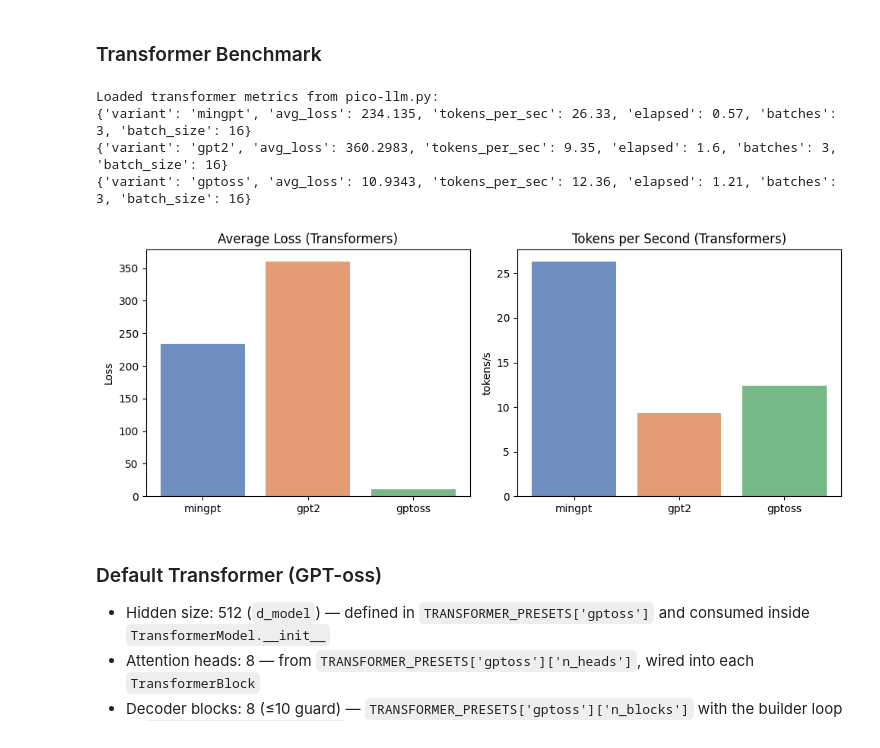
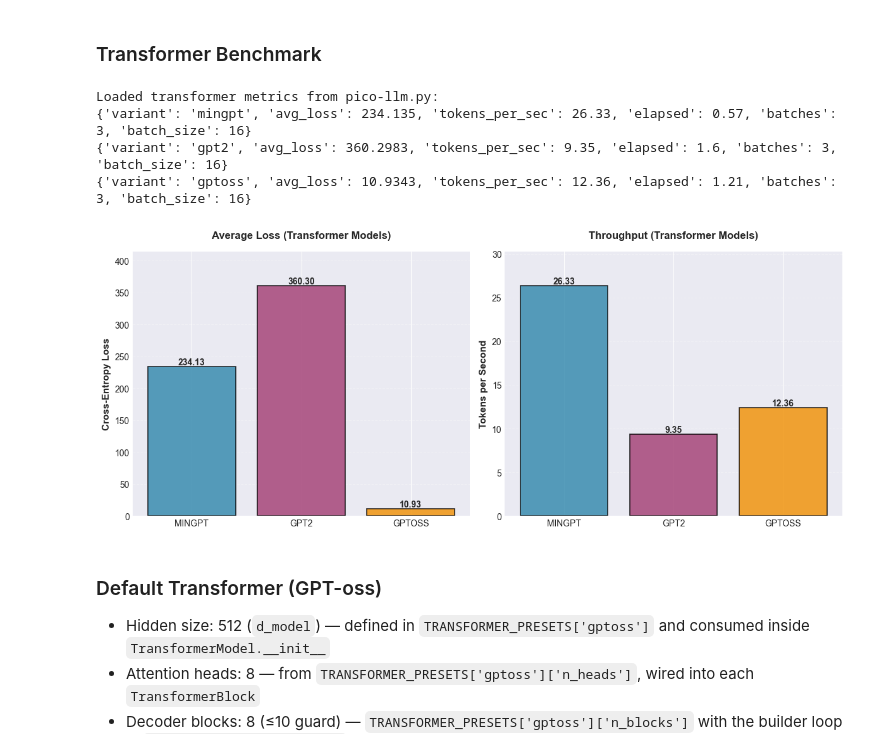
Before and after one commit to ParvaPatel/ml-fall-2025-pic-llm, a Jupyter notebook: pico-llm.ipynb, the cells around one changed output. Cells and saved outputs as stored; diff of their text form; code cells hidden in the pictures.

```diff
--- a/pico-llm.ipynb
+++ b/pico-llm.ipynb
@@ -104,35 +140,59 @@ else:
 # %%
 transformer_metrics = getattr(mod, "RECORDED_TRANSFORMER_BENCHMARK", [])
 transformer_presets = getattr(mod, "TRANSFORMER_PRESETS", {})
 default_transformer = "gptoss"
 default_cfg = transformer_presets.get(default_transformer, {})
 
 print("Loaded transformer metrics from pico-llm.py:")
 for entry in transformer_metrics:
     print(entry)
 
 if transformer_metrics:
-    tf_labels = [m["variant"] for m in transformer_metrics]
+    tf_labels = [m["variant"].upper() for m in transformer_metrics]
     tf_losses = [m["avg_loss"] for m in transformer_metrics]
     tf_throughputs = [m["tokens_per_sec"] for m in transformer_metrics]
 
-    fig, axes = plt.subplots(1, 2, figsize=(10, 4))
-    axes[0].bar(tf_labels, tf_losses, color=["#4c72b0", "#dd8452", "#55a868"], alpha=0.8)
-    axes[0].set_title("Average Loss (Transformers)")
-    axes[0].set_ylabel("Loss")
-    axes[1].bar(tf_labels, tf_throughputs, color=["#4c72b0", "#dd8452", "#55a868"], alpha=0.8)
-    axes[1].set_title("Tokens per Second (Transformers)")
-    axes[1].set_ylabel("tokens/s")
+    fig, axes = plt.subplots(1, 2, figsize=(12, 5))
+    colors = ["#2E86AB", "#A23B72", "#F18F01"]
+
+    # Loss plot
+    bars1 = axes[0].bar(tf_labels, tf_losses, color=colors, alpha=0.8, edgecolor='black', linewidth=1.2)
+    axes[0].set_title("Average Loss (Transformer Models)", fontsize=12, fontweight='bold', pad=15)
+    axes[0].set_ylabel("Cross-Entropy Loss", fontsize=11, fontweight='bold')
+    axes[0].grid(axis='y', alpha=0.3, linestyle='--')
+    axes[0].set_ylim(0, max(tf_losses) * 1.15)
+
+    # Add value labels on bars
+    for bar, loss in zip(bars1, tf_losses):
+        height = bar.get_height()
+        axes[0].text(bar.get_x() + bar.get_width()/2., height,
+                    f'{loss:.2f}',
+                    ha='center', va='bottom', fontsize=10, fontweight='bold')
+
+    # Throughput plot
+    bars2 = axes[1].bar(tf_labels, tf_throughputs, color=colors, alpha=0.8, edgecolor='black', linewidth=1.2)
+    axes[1].set_title("Throughput (Transformer Models)", fontsize=12, fontweight='bold', pad=15)
+    axes[1].set_ylabel("Tokens per Second", fontsize=11, fontweight='bold')
+    axes[1].grid(axis='y', alpha=0.3, linestyle='--')
+    axes[1].set_ylim(0, max(tf_throughputs) * 1.15)
+
+    # Add value labels on bars
+    for bar, throughput in zip(bars2, tf_throughputs):
+        height = bar.get_height()
+        axes[1].text(bar.get_x() + bar.get_width()/2., height,
+                    f'{throughput:.2f}',
+                    ha='center', va='bottom', fontsize=10, fontweight='bold')
+
     plt.tight_layout()
     plt.show()
 else:
     print("No transformer metrics found.")
 # %% [output]
 Loaded transformer metrics from pico-llm.py:
 {'variant': 'mingpt', 'avg_loss': 234.135, 'tokens_per_sec': 26.33, 'elapsed': 0.57, 'batches': 3, 'batch_size': 16}
 {'variant': 'gpt2', 'avg_loss': 360.2983, 'tokens_per_sec': 9.35, 'elapsed': 1.6, 'batches': 3, 'batch_size': 16}
 {'variant': 'gptoss', 'avg_loss': 10.9343, 'tokens_per_sec': 12.36, 'elapsed': 1.21, 'batches': 3, 'batch_size': 16}
-[figure, old version]
+[figure, new version]
 # %% [markdown]
 ### Default Transformer (GPT-oss)
 - Hidden size: 512 (`d_model`) — defined in `TRANSFORMER_PRESETS['gptoss']` and consumed inside `TransformerModel.__init__`
```
Also changed, not shown: parts of 5 cells of this notebook, 15 other files.
